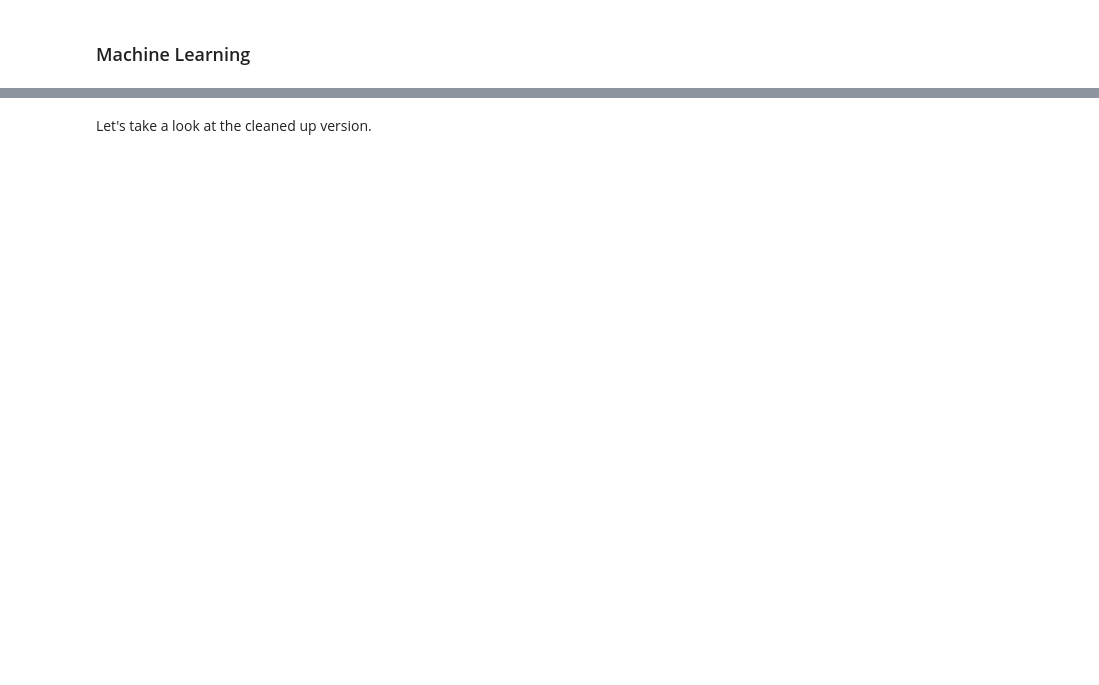
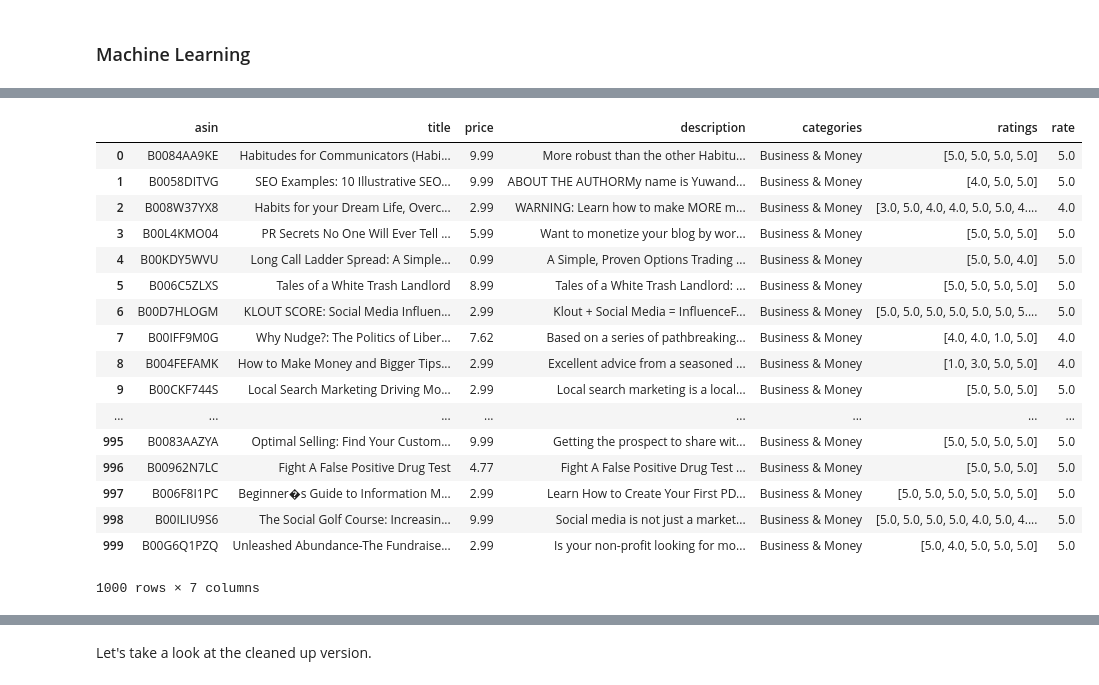
Before and after one commit to kathrynhamilton/207finalproject, a Jupyter notebook: w207_final_project.ipynb, the cells around one changed output, grey strips where cells are left out. Cells and saved outputs as stored; diff of their text form; code cells hidden in the pictures; blank space fills up the shorter version.

```diff
--- a/w207_final_project.ipynb
+++ b/w207_final_project.ipynb
@@ -586,6 +635,0 @@ print len(fifty_train), len(fifty_dev), len(fifty_test)
-# %%
-avg_ratings = []
-for i in range(0,len(fifty_busi)):
-    avg_ratings.append(round(np.mean(fifty_busi['ratings'][i])))
-
-fifty_busi['rate'] = avg_ratings
@@ -641,24 +635,0 @@ First, though, we need to do a bit of clean up to break this text down. Our prep
-# %%
-for i in range(0,len(fifty_train)):   # for each training example
-    text = fifty_train[i]   # pull the descpription text
-    text = re.sub("\n", " ", text)   # replace new lines with spaces
-    text = re.sub("[^a-zA-Z0-9 ]","", text).lower()   # remove everything except letters and numbers, then change to lower case
-    text = re.sub(" +"," ", text)   # remove excessive white space
-    text.decode("utf-8", "ignore").encode("ascii","ignore")   # deal with encoding issues
-    fifty_train[i] = text   # store clean text back into array
-
-for i in range(0,len(fifty_dev)):   # for each training example
-    text = fifty_dev[i]   # pull the descpription text
-    text = re.sub("\n", " ", text)   # replace new lines with spaces
-    text = re.sub("[^a-zA-Z0-9 ]","", text).lower()   # remove everything except letters and numbers, then change to lower case
-    text = re.sub(" +"," ", text)   # remove excessive white space
-    text.decode("utf-8", "ignore").encode("ascii","ignore")   # deal with encoding issues
-    fifty_dev[i] = text   # store clean text back into array
-
-for i in range(0,len(fifty_test)):   # for each training example
-    text = fifty_test[i]   # pull the descpription text
-    text = re.sub("\n", " ", text)   # replace new lines with spaces
-    text = re.sub("[^a-zA-Z0-9 ]","", text).lower()   # remove everything except letters and numbers, then change to lower case
-    text = re.sub(" +"," ", text)   # remove excessive white space
-    text.decode("utf-8", "ignore").encode("ascii","ignore")   # deal with encoding issues
-    fifty_test[i] = text   # store clean text back into array
@@ -664,0 +652,33 @@ for i in range(0,len(fifty_test)):   # for each training example
+# %%
+# Calculate average ratings for Many dataset
+avg_ratings = []   # create an empty list to store average rating
+for i in range(0,len(busi_many)):   # for each book in the Many dataset
+    avg_ratings.append(round(np.mean(busi_many['ratings'][i])))   # calculate average rating and append to list
+busi_many['rate'] = avg_ratings   # store list as new column in dataframe
+
+# Calculate average ratings for Many dataset
+avg_ratings = []   # create an empty list to store average rating
+for i in range(0,len(busi_few)):   # for each book in the Few dataset
+    avg_ratings.append(round(np.mean(busi_few['ratings'][i])))   # calculate average rating and append to list
+busi_few['rate'] = avg_ratings   # store list as new column in dataframe
+# %%
+busi_many   # print Many dataframe
+# %% [output]
+|  | asin | title | price | description | categories | ratings | rate |
+| 0 | B0084AA9KE | Habitudes for Communicators (Habi... | 9.99 | More robust than the other Habitu... | Business & Money | [5.0, 5.0, 5.0, 5.0] | 5.0 |
+| 1 | B0058DITVG | SEO Examples: 10 Illustrative SEO... | 9.99 | ABOUT THE AUTHORMy name is Yuwand... | Business & Money | [4.0, 5.0, 5.0] | 5.0 |
+| 2 | B008W37YX8 | Habits for your Dream Life, Overc... | 2.99 | WARNING: Learn how to make MORE m... | Business & Money | [3.0, 5.0, 4.0, 4.0, 5.0, 5.0, 4.... | 4.0 |
+| 3 | B00L4KMO04 | PR Secrets No One Will Ever Tell ... | 5.99 | Want to monetize your blog by wor... | Business & Money | [5.0, 5.0, 5.0] | 5.0 |
+| 4 | B00KDY5WVU | Long Call Ladder Spread: A Simple... | 0.99 | A Simple, Proven Options Trading ... | Business & Money | [5.0, 5.0, 4.0] | 5.0 |
+| 5 | B006C5ZLXS | Tales of a White Trash Landlord | 8.99 | Tales of a White Trash Landlord: ... | Business & Money | [5.0, 5.0, 5.0, 5.0] | 5.0 |
+| 6 | B00D7HLOGM | KLOUT SCORE: Social Media Influen... | 2.99 | Klout + Social Media = InfluenceF... | Business & Money | [5.0, 5.0, 5.0, 5.0, 5.0, 5.0, 5.... | 5.0 |
+| 7 | B00IFF9M0G | Why Nudge?: The Politics of Liber... | 7.62 | Based on a series of pathbreaking... | Business & Money | [4.0, 4.0, 1.0, 5.0] | 4.0 |
+| 8 | B004FEFAMK | How to Make Money and Bigger Tips... | 2.99 | Excellent advice from a seasoned ... | Business & Money | [1.0, 3.0, 5.0, 5.0] | 4.0 |
+| 9 | B00CKF744S | Local Search Marketing Driving Mo... | 2.99 | Local search marketing is a local... | Business & Money | [5.0, 5.0, 5.0] | 5.0 |
+| ... | ... | ... | ... | ... | ... | ... | ... |
+| 995 | B0083AAZYA | Optimal Selling: Find Your Custom... | 9.99 | Getting the prospect to share wit... | Business & Money | [5.0, 5.0, 5.0, 5.0] | 5.0 |
+| 996 | B00962N7LC | Fight A False Positive Drug Test | 4.77 | Fight A False Positive Drug Test ... | Business & Money | [5.0, 5.0, 5.0] | 5.0 |
+| 997 | B006F8I1PC | Beginner�s Guide to Information M... | 2.99 | Learn How to Create Your First PD... | Business & Money | [5.0, 5.0, 5.0, 5.0, 5.0, 5.0] | 5.0 |
+| 998 | B00ILIU9S6 | The Social Golf Course: Increasin... | 9.99 | Social media is not just a market... | Business & Money | [5.0, 5.0, 5.0, 5.0, 4.0, 5.0, 4.... | 5.0 |
+| 999 | B00G6Q1PZQ | Unleashed Abundance-The Fundraise... | 2.99 | Is your non-profit looking for mo... | Business & Money | [5.0, 4.0, 5.0, 5.0, 5.0] | 5.0 |
+1000 rows × 7 columns
```
Also changed, not shown: parts of 147 cells of this notebook, 3 other files.
